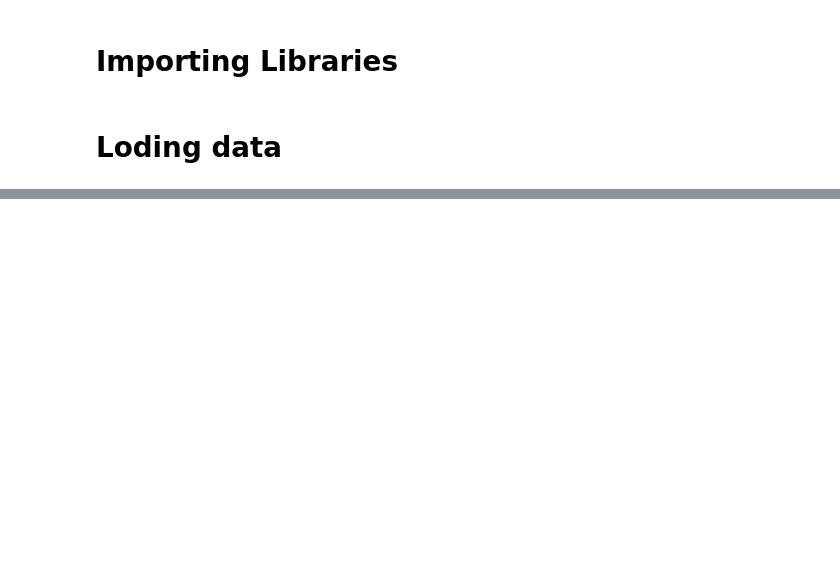
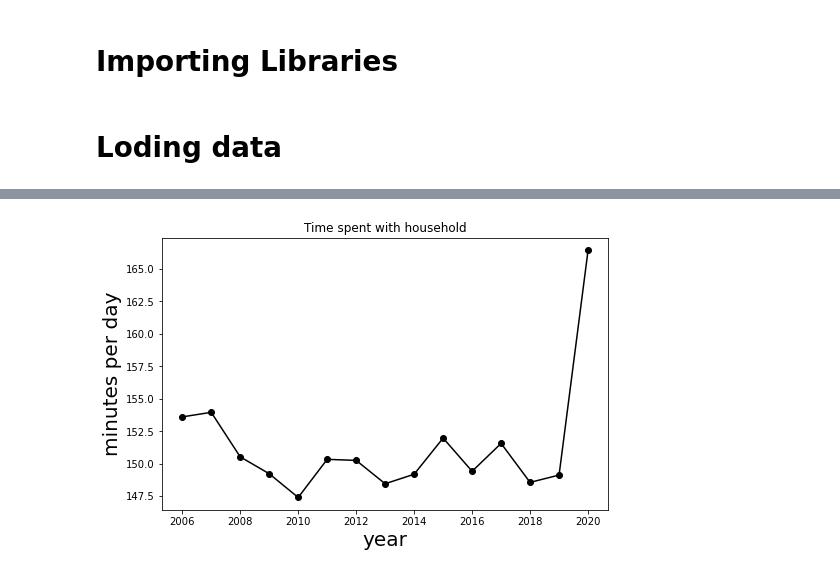
Before and after one commit to AlexDR1998/Hackathon-ATUS, a Jupyter notebook: visualizing_data.ipynb, the cells around one changed output, grey strips where cells are left out. Drawn from its saved outputs; the diff is of its cells as text; code cells hidden in the pictures; blank space fills up the shorter version.

```diff
--- a/visualizing_data.ipynb
+++ b/visualizing_data.ipynb
@@ -49,0 +45,4 @@ Name: TRDTOCC1, Length: 228455, dtype: int64
+# %%
+Minutes_year_coarse(2, activity_data, title = "Time spent with household")
+# %% [output]
+[figure, added]
```
Also changed, not shown: parts of 4 cells of this notebook, 1 other file.
